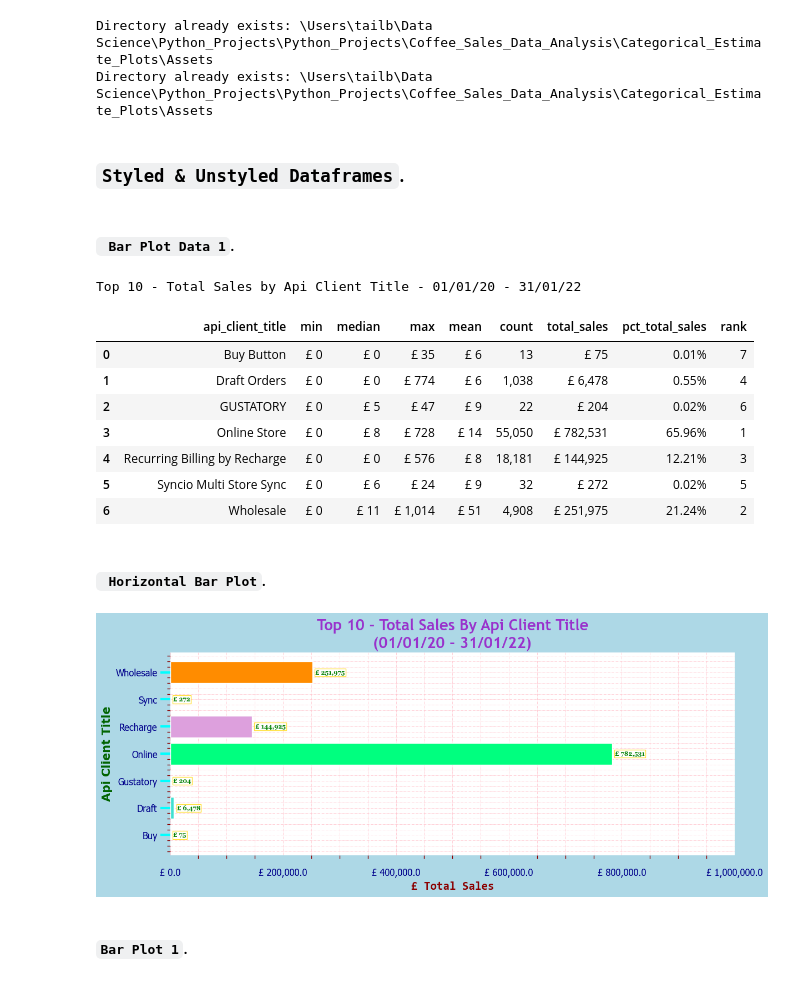
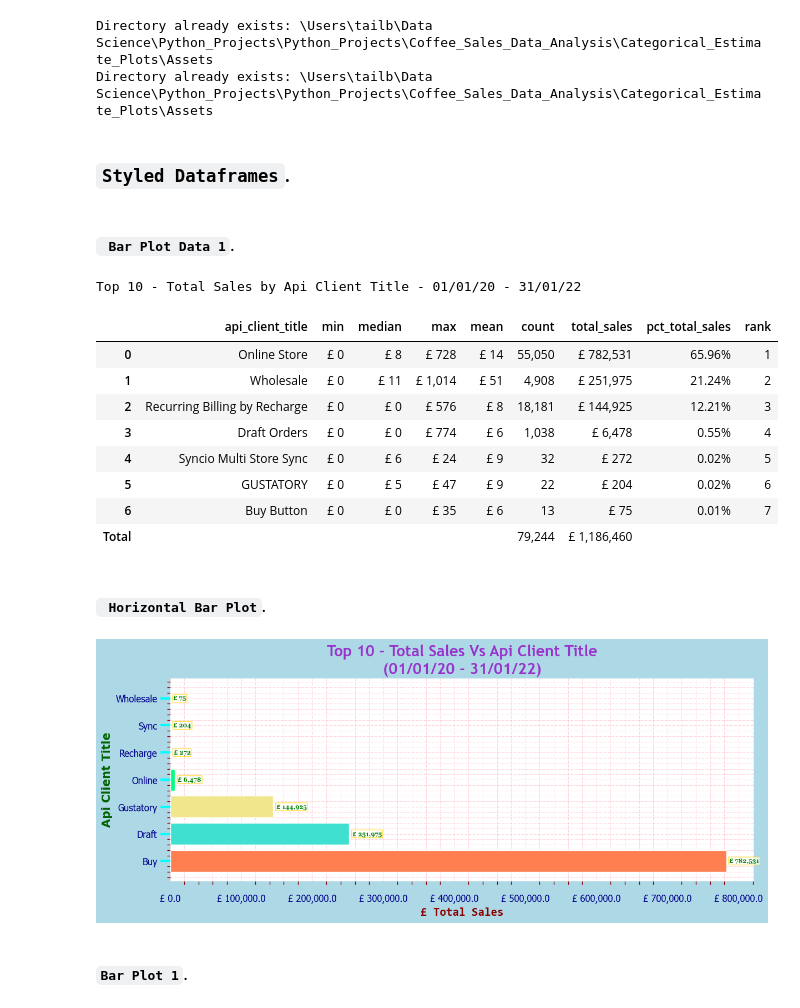
Before and after one commit to ArkylTrulock/Analytics_VYM_AX, a Jupyter notebook: Python_Projects/Coffee_Sales_Data_Analysis/Categorical_Estimate_Plots/Bar_Plot.ipynb, the cells around one changed output. Drawn from its saved outputs; the diff is of its cells as text; code cells hidden in the pictures.

Commit message:
Coffee Sales Data Analysis Group commit

```diff
--- a/Python_Projects/Coffee_Sales_Data_Analysis/Categorical_Estimate_Plots/Bar_Plot.ipynb
+++ b/Python_Projects/Coffee_Sales_Data_Analysis/Categorical_Estimate_Plots/Bar_Plot.ipynb
@@ -886,21 +886,22 @@ print(create_directory(github_project_pdf_directory))
 Directory already exists: \Users\tailb\Data Science\Python_Projects\Python_Projects\Coffee_Sales_Data_Analysis\Categorical_Estimate_Plots\Assets
 Directory already exists: \Users\tailb\Data Science\Python_Projects\Python_Projects\Coffee_Sales_Data_Analysis\Categorical_Estimate_Plots\Assets
 # %% [markdown]
-### `Styled & Unstyled Dataframes`.
+### `Styled Dataframes`.
 # %% [markdown]
 #### ` Bar Plot Data 1`.
 # %%
-bp_pc_stkp_data=df.groupby(['api_client_title']).total_sales.aggregate(['min','median','max','mean','count','sum'])\
+bp_data1=df.groupby(['api_client_title']).total_sales.aggregate(['min','median','max','mean','count','sum'])\
+.sort_values(by='sum',ascending=False)\
 .reset_index()\
 .head(10)\
 .rename(columns={'sum':'total_sales'})
-bp_pc_stkp_data['pct_total_sales']=bp_pc_stkp_data['total_sales']/bp_pc_stkp_data['total_sales'].sum()
-bp_pc_stkp_data['rank']=bp_pc_stkp_data['total_sales'].rank(ascending=False)
-# bp_pc_stkp_data.loc['Total']=bp_pc_stkp_data.sum()
-# bp_pc_stkp_data.loc[bp_pc_stkp_data.index[-1], ['api_client_title','rank']]=None
-rows_to_style=bp_pc_stkp_data.iloc[0:7]
-barplot_styled=bp_pc_stkp_data.style\
-.format({"time": "{:,.0f}","min": "£ {:,.0f}","median": "£ {:,.0f}","max": "£ {:,.0f}","mean": "£ {:,.0f}","count": "{:,.0f}","total_sales": "£ {:,.0f}","rank":"{:,.0f}","pct_total_sales":"{:,.2%}"},na_rep="")\
+bp_data1['pct_total_sales']=bp_data1['total_sales']/bp_data1['total_sales'].sum()
+bp_data1['rank']=bp_data1['total_sales'].rank(ascending=False)
+bp_data1.loc['Total']=bp_data1.sum()
+bp_data1.loc[bp_data1.index[-1], ['api_client_title','min','median','max','mean','pct_total_sales','rank']]=None
+rows_to_style=bp_data1.iloc[0:7]
+barplot_styled=bp_data1.style\
+.format({"min": "£ {:,.0f}","median": "£ {:,.0f}","max": "£ {:,.0f}","mean": "£ {:,.0f}","count": "{:,.0f}","total_sales": "£ {:,.0f}","rank":"{:,.0f}","pct_total_sales":"{:,.2%}"},na_rep="")\
 .background_gradient(subset=(rows_to_style.index,'min'),cmap='Pastel1')\
 .background_gradient(subset=(rows_to_style.index,'median'),cmap='Set3')\
 .background_gradient(subset=(rows_to_style.index,'max'),cmap='bwr')\
@@ -925,62 +926,65 @@ barplot_styled
 # %% [output]
 Top 10 - Total Sales by Api Client Title - 01/01/20 - 31/01/22
 |  | api_client_title | min | median | max | mean | count | total_sales | pct_total_sales | rank |
-| 0 | Buy Button | £ 0 | £ 0 | £ 35 | £ 6 | 13 | £ 75 | 0.01% | 7 |
-| 1 | Draft Orders | £ 0 | £ 0 | £ 774 | £ 6 | 1,038 | £ 6,478 | 0.55% | 4 |
-| 2 | GUSTATORY | £ 0 | £ 5 | £ 47 | £ 9 | 22 | £ 204 | 0.02% | 6 |
-| 3 | Online Store | £ 0 | £ 8 | £ 728 | £ 14 | 55,050 | £ 782,531 | 65.96% | 1 |
-| 4 | Recurring Billing by Recharge | £ 0 | £ 0 | £ 576 | £ 8 | 18,181 | £ 144,925 | 12.21% | 3 |
-| 5 | Syncio Multi Store Sync | £ 0 | £ 6 | £ 24 | £ 9 | 32 | £ 272 | 0.02% | 5 |
-| 6 | Wholesale | £ 0 | £ 11 | £ 1,014 | £ 51 | 4,908 | £ 251,975 | 21.24% | 2 |
+| 0 | Online Store | £ 0 | £ 8 | £ 728 | £ 14 | 55,050 | £ 782,531 | 65.96% | 1 |
+| 1 | Wholesale | £ 0 | £ 11 | £ 1,014 | £ 51 | 4,908 | £ 251,975 | 21.24% | 2 |
+| 2 | Recurring Billing by Recharge | £ 0 | £ 0 | £ 576 | £ 8 | 18,181 | £ 144,925 | 12.21% | 3 |
+| 3 | Draft Orders | £ 0 | £ 0 | £ 774 | £ 6 | 1,038 | £ 6,478 | 0.55% | 4 |
+| 4 | Syncio Multi Store Sync | £ 0 | £ 6 | £ 24 | £ 9 | 32 | £ 272 | 0.02% | 5 |
+| 5 | GUSTATORY | £ 0 | £ 5 | £ 47 | £ 9 | 22 | £ 204 | 0.02% | 6 |
+| 6 | Buy Button | £ 0 | £ 0 | £ 35 | £ 6 | 13 | £ 75 | 0.01% | 7 |
+| Total |  |  |  |  |  | 79,244 | £ 1,186,460 |  |  |
 # %% [markdown]
 #### ` Horizontal Bar Plot`.
 # %%
-yvalues = bp_pc_stkp_data['total_sales']
+yvalues = bp_data1['total_sales'][0:7]
 xvalues = ['Buy','Draft','Gustatory','Online','Recharge','Sync','Wholesale']
+# xvalues = bp_data1['api_client_title'][0:7]
 bar_colours = ['coral','turquoise','khaki','springgreen','plum','maroon','darkorange']
 
 x_label_font = {'family':'consolas','color':'darkred','size':15,'style':'normal','weight':'bold'}
 y_label_font = {'family':'verdana','color':'darkgreen','size':15,'style':'normal','weight':'bold'}
 title_font = {'family':'trebuchet ms','color':'darkorchid','size':20,'style':'normal','weight':'bold'}
 text_font = {'ha':'center','va':'bottom','family':'georgia','color':'green','size':8,'style':'normal','weight':'bold'}
 
 fig, ax = plt.subplots(ncols=1,nrows=1,figsize=(12,5),layout='constrained',facecolor='lightblue',dpi=100)
 
-# Define the plot so we can format float later.
-# hbars = plt.barh(xvalues,yvalues,align='center',color=bar_colours)
 plt.barh(xvalues,yvalues,align='center',color=bar_colours)
-plt.xlabel('£ Total Sales',loc='center',fontdict=x_label_font)
-plt.ylabel('Api Client Title',loc='center',fontdict=y_label_font)
+ax.set_title('Top 10 - Total Sales Vs Api Client Title\n' + '(01/01/20 - 31/01/22)',loc='center',fontdict=title_font)
+ax.set_xlabel('£ Total Sales',loc='center',fontdict=x_label_font)
+ax.set_ylabel('Api Client Title',loc='center',fontdict=y_label_font)
+ax.autoscale()
+# ax.set_xticks([0,100000,200000,300000,400000,500000,600000,700000,800000,900000,1000000])
+# ax.set_xlim(0,1000000)
+# ax.set_xlim(bottom=0)
 ax.xaxis.set_major_formatter(StrMethodFormatter('£ {x:,}'))
-plt.tick_params(axis='x',length=13,width=3,color='cyan',direction='out',labelsize='medium',labelcolor='darkblue',labelfontfamily='tahoma',labelrotation=None,grid_linewidth=1.5)
-plt.tick_params(axis='y',length=13,width=3,color='cyan',direction='out',labelsize='medium',labelcolor='darkblue',labelfontfamily='tahoma',labelrotation=None,grid_linewidth=1.5)
-plt.tick_params(axis='x',which='minor',color='darkred',bottom=True)
-plt.tick_params(axis='y',which='minor',color='darkred',bottom=True)
+ax.tick_params(axis='x',length=13,width=3,color='cyan',direction='out',labelsize='medium',labelcolor='darkblue',labelfontfamily='tahoma',labelrotation=None,grid_linewidth=1.5)
+ax.tick_params(axis='y',length=13,width=3,color='cyan',direction='out',labelsize='medium',labelcolor='darkblue',labelfontfamily='tahoma',labelrotation=None,grid_linewidth=1.5)
+ax.tick_params(axis='x',which='minor',color='darkred',bottom=True)
+ax.tick_params(axis='y',which='minor',color='darkred',bottom=True)
 plt.minorticks_on()
 ax.spines[['top','right']].set_visible(False)
 ax.spines[['bottom','left']].set_visible(False)
 ax.set_facecolor('white')
-plt.grid(which='both',linestyle='dashdot',color='pink',linewidth=0.5)
-plt.title('Top 10 - Total Sales By Api Client Title\n' + '(01/01/20 - 31/01/22)',loc='center',fontdict=title_font)
-plt.xlim(0,1000000)
+ax.grid(which='both',linestyle='dashdot',color='pink',linewidth=0.5)
 
 #==#
 
-# Annotate y-values in bbox square format 1. (Comma added to value)
+# Annotate y-values in bbox round format
 for c in ax.containers:
      ax.bar_label(c,fmt='£ {:,.0f}',label_type='edge',padding=4,family='georgia',color='green',size=8,style='normal',weight='bold',rotation=0,
-                   bbox=dict(boxstyle="square",pad=0.1,facecolor='white',alpha=0.75,edgecolor='gold'))
+                   bbox=dict(boxstyle="round",pad=0.1,facecolor='white',alpha=0.75,edgecolor='gold'))
 
 #==#
 
 my_path = r"\Users\tailb\Data Science\Python_Projects\Python_Projects\Coffee_Sales_Data_Analysis\Categorical_Estimate_Plots\Assets"
 plt.savefig(my_path + '/Matplotlib_Horizontal_Barplot.png',transparent=None,dpi='figure',format=None,metadata=None,bbox_inches='tight',pad_inches=0.1,facecolor='auto',edgecolor='yellow',backend=None)
 
 #==#
 
 plt.show()
 # %% [output]
-[figure, old version]
+[figure, new version]
 # %% [markdown]
 #### `Bar Plot 1`.
 # %%
```
Also changed, not shown: parts of 5 cells of this notebook, 7 other files.
